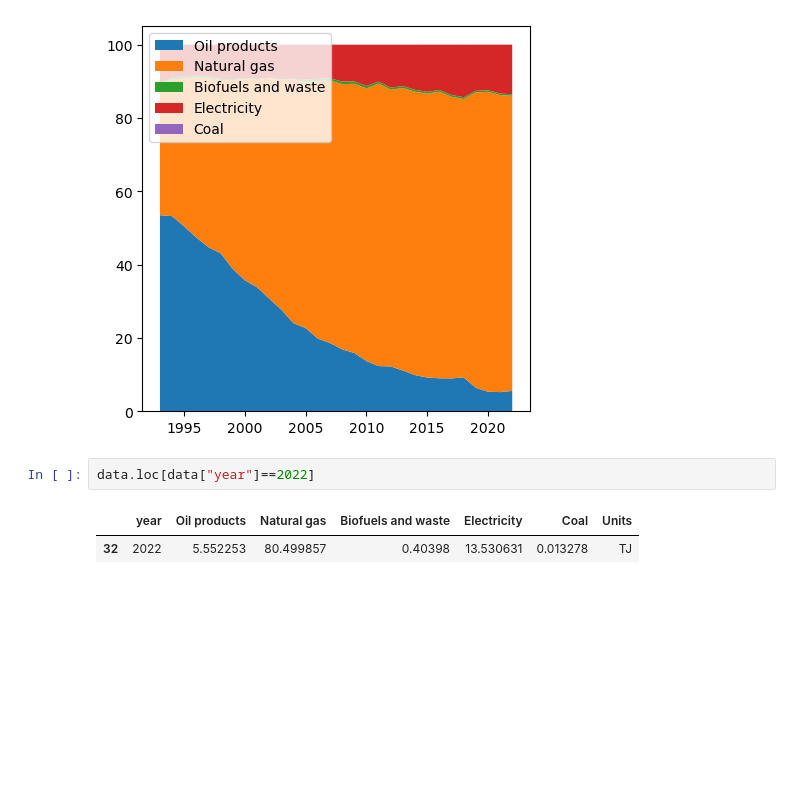
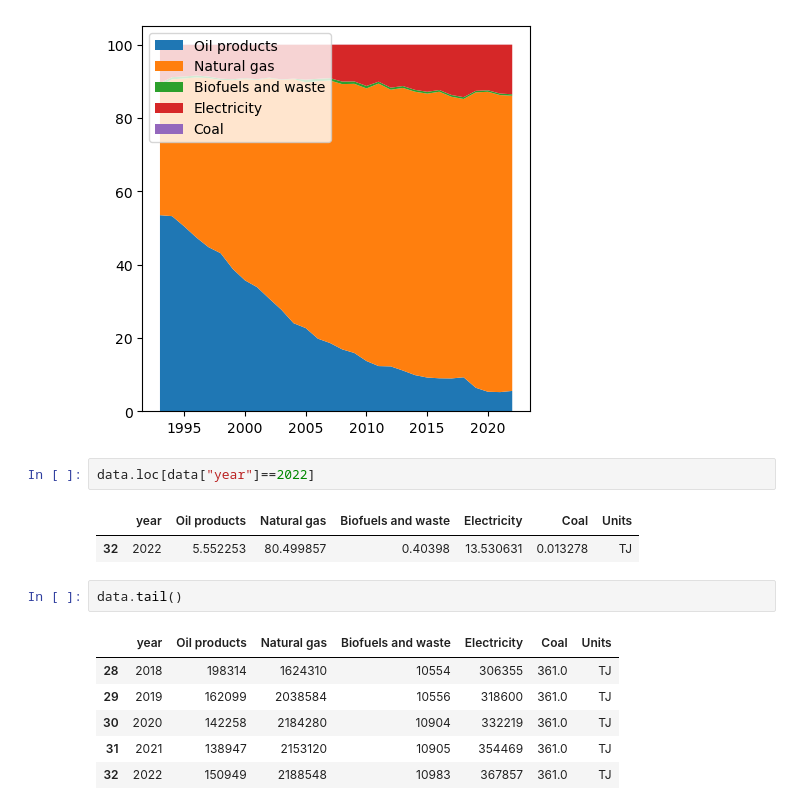
Before and after one commit to sinanarimani/energy-poverty, a Jupyter notebook: evaluation.ipynb, the cells around one changed output. Saved outputs shown, nothing was run; the diff lists cells and outputs as text; blank space fills up the shorter version.

Commit message:
checkin the data structure

```diff
--- a/evaluation.ipynb
+++ b/evaluation.ipynb
@@ -73,3 +73,12 @@ data.loc[data["year"]==2022]
 # %% [output]
 |  | year | Oil products | Natural gas | Biofuels and waste | Electricity | Coal | Units |
 | 32 | 2022 | 5.552253 | 80.499857 | 0.40398 | 13.530631 | 0.013278 | TJ |
+# %%
+data.tail()
+# %% [output]
+|  | year | Oil products | Natural gas | Biofuels and waste | Electricity | Coal | Units |
+| 28 | 2018 | 198314 | 1624310 | 10554 | 306355 | 361.0 | TJ |
+| 29 | 2019 | 162099 | 2038584 | 10556 | 318600 | 361.0 | TJ |
+| 30 | 2020 | 142258 | 2184280 | 10904 | 332219 | 361.0 | TJ |
+| 31 | 2021 | 138947 | 2153120 | 10905 | 354469 | 361.0 | TJ |
+| 32 | 2022 | 150949 | 2188548 | 10983 | 367857 | 361.0 | TJ |
```
